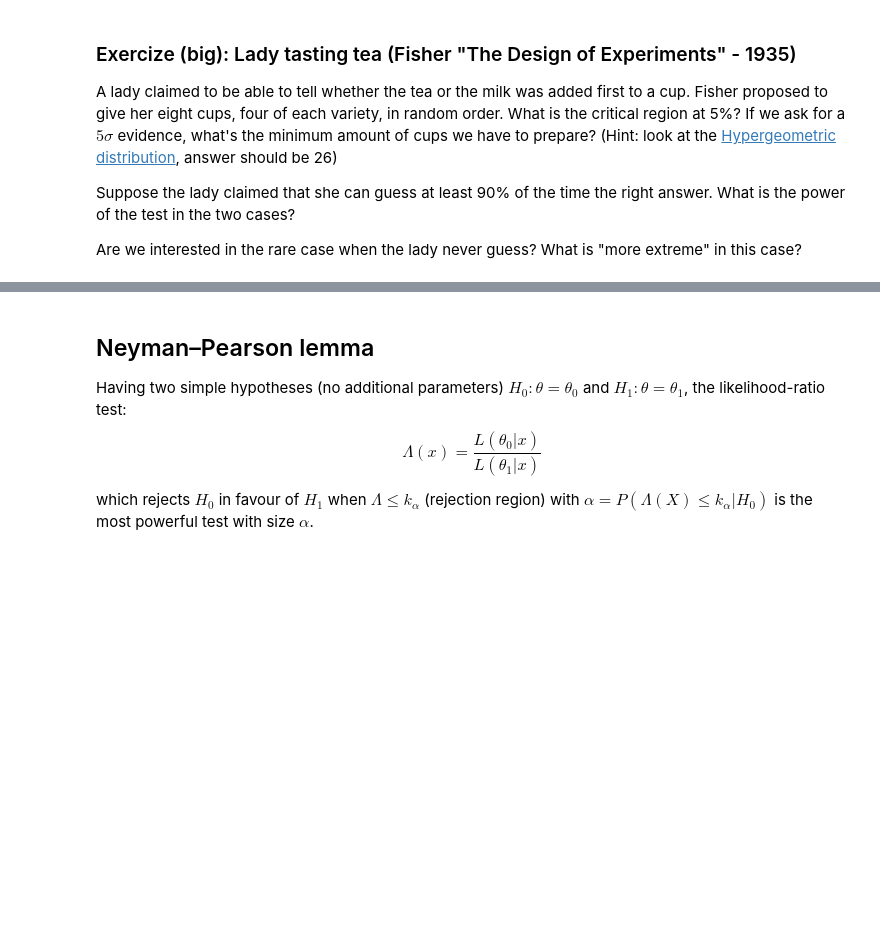
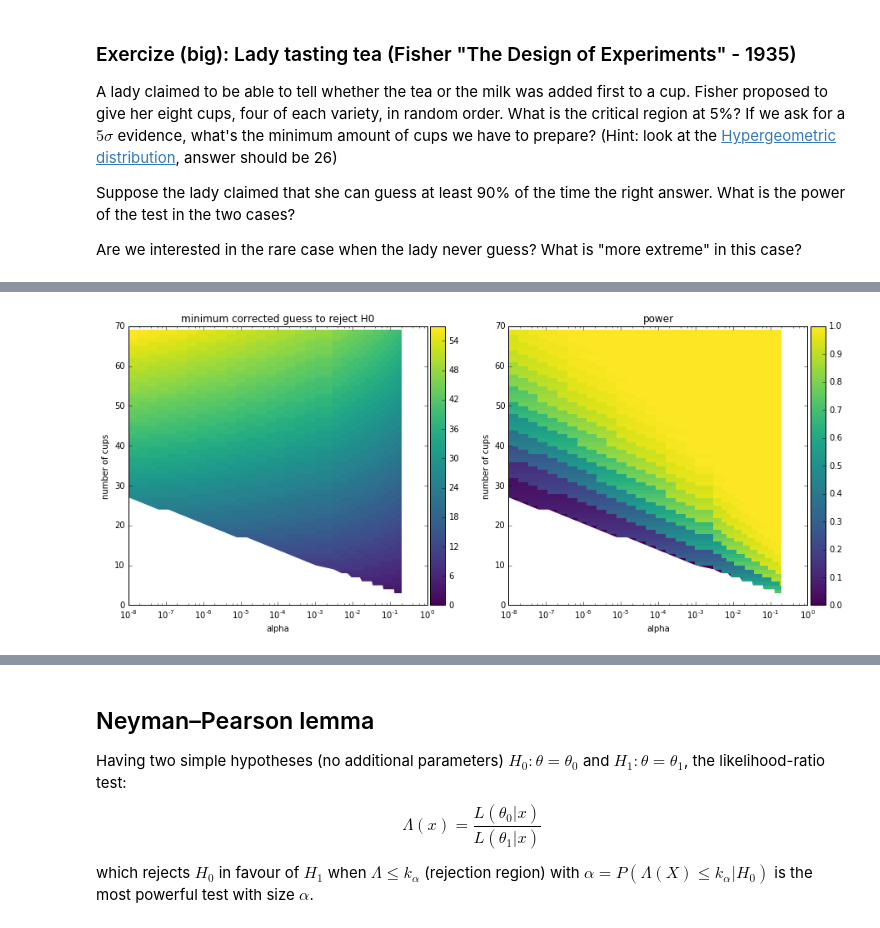
Before and after one commit to wiso/StatisticsLectures, a Jupyter notebook: Lecture2.ipynb, the cells around one changed output, grey strips where cells are left out. Saved outputs shown, nothing was run; the diff lists cells and outputs as text; code cells hidden in the pictures; blank space fills up the shorter version.

```diff
--- a/Lecture2.ipynb
+++ b/Lecture2.ipynb
@@ -138,0 +147,36 @@ Are we interested in the rare case when the lady never guess? What is "more extr
+# %%
+N = np.arange(1, 70)
+alpha = np.sort(np.concatenate((np.logspace(-8, -3, 20), np.arange(0.001, 0.2, 0.002))))
+
+kalpha = stats.binom.isf(alpha.reshape(len(alpha), 1), N, 0.5)
+results_must_guess = kalpha.T + 1
+power = stats.binom.sf(kalpha, N, 0.9).T
+min_N = np.ceil(np.log(alpha) / np.log(0.5))
+# %%
+from mpl_toolkits.axes_grid1 import make_axes_locatable
+
+
+fig, ax = plt.subplots(1, 2, figsize=(15, 6))
+p = ax[1].pcolormesh(alpha, N, power, vmin=0, vmax=1, cmap='viridis')
+div = make_axes_locatable(ax[1])
+cax = div.append_axes("right", size="5%", pad=0.05)
+cbar = plt.colorbar(p, cax=cax)
+ax[0].set_xscale('log')
+ax[1].set_xscale('log')
+p = ax[0].pcolormesh(alpha, N, results_must_guess, vmin=0, cmap='viridis')
+div = make_axes_locatable(ax[0])
+cax = div.append_axes("right", size="5%", pad=0.05)
+cbar = plt.colorbar(p, cax=cax)
+
+ax[0].fill_between(alpha, min_N, color='white')
+ax[1].fill_between(alpha, min_N, color='white')
+
+ax[1].set_title('power')
+ax[0].set_title('minimum corrected guess to reject H0')
+ax[1].set_xlabel('alpha')
+ax[1].set_ylabel('number of cups')
+ax[0].set_xlabel('alpha')
+ax[0].set_ylabel('number of cups')
+plt.show()
+# %% [output]
+[figure, added]
```
Also changed, not shown: parts of 3 cells of this notebook.
